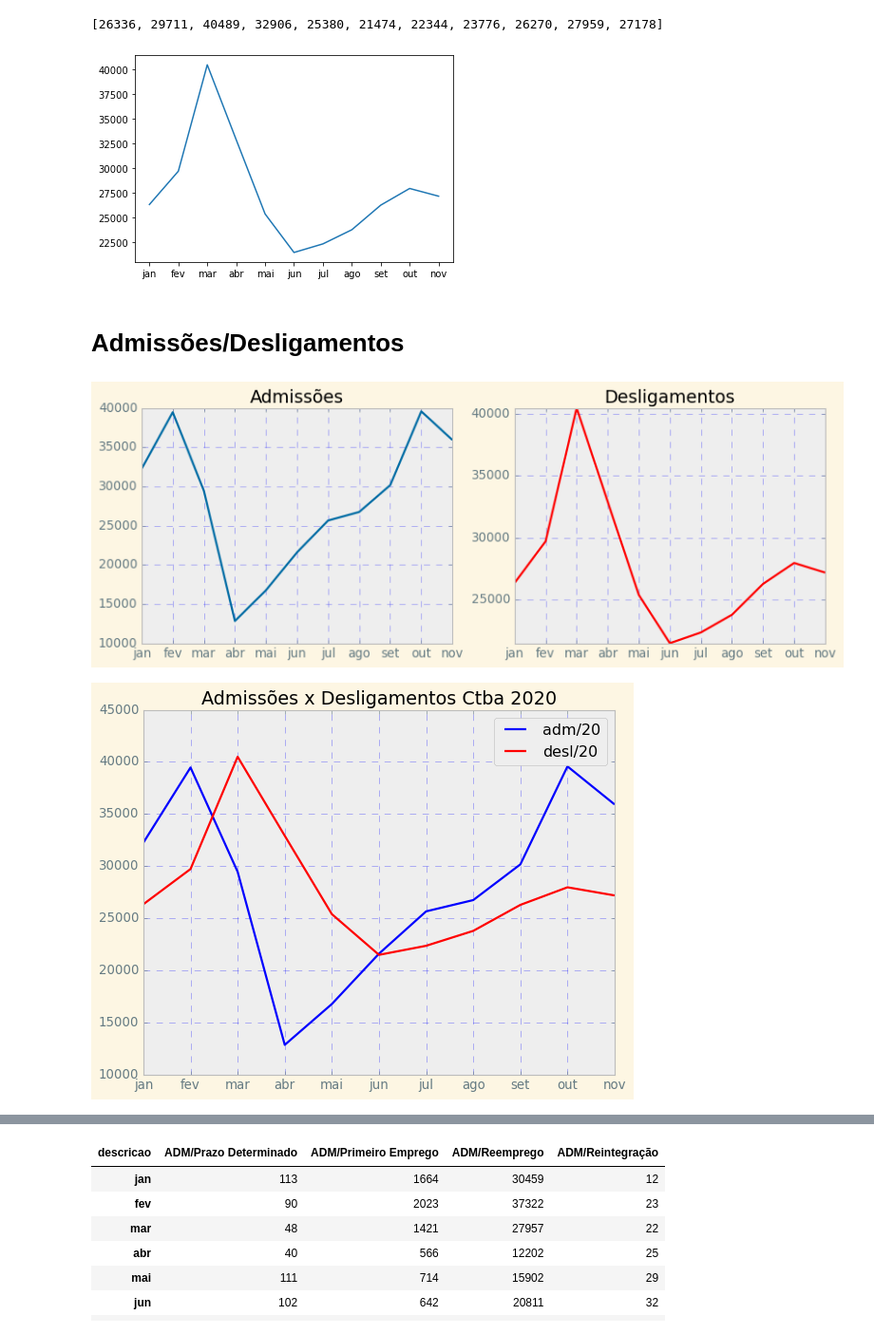
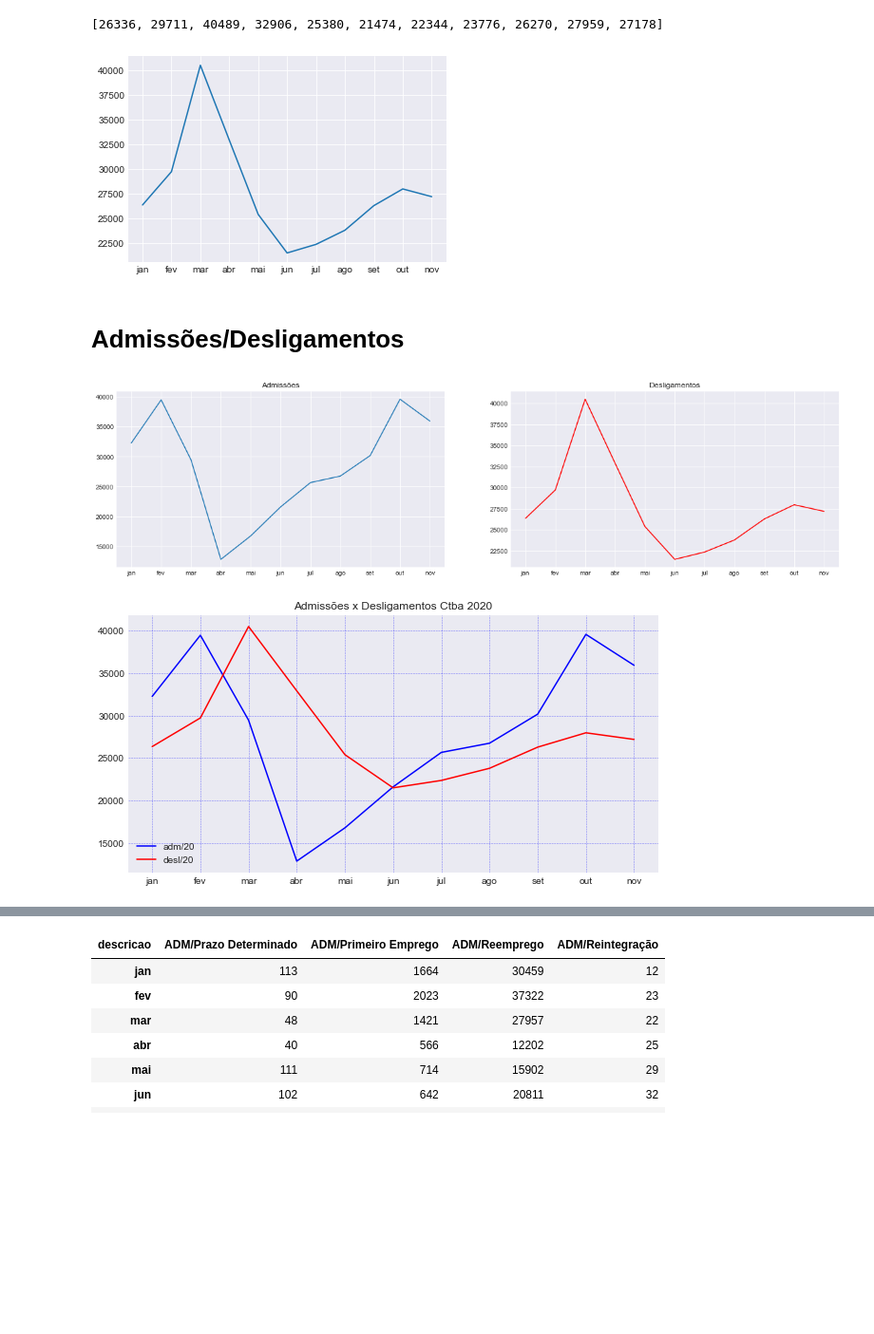
Before and after one commit to emariot/CAGED-CWB, a Jupyter notebook: Novo Caged.ipynb, the cells around one changed output, grey strips where cells are left out. Shown: that part at 95% size. Cells and saved outputs as stored; diff of their text form; code cells hidden in the pictures; blank space fills up the shorter version.

```diff
--- a/Novo Caged.ipynb
+++ b/Novo Caged.ipynb
@@ -178,38 +181,41 @@ des
 # %%
 des = pd.DataFrame(des, index=mon)
 # %%
-plt.plot(des)
-plt.show()
+with plt.style.context('seaborn-darkgrid'):
+    plt.plot(des)
+    plt.show()
 # %% [output]
-[figure, old version]
+[figure, new version]
 # %% [markdown]
 # Admissões/Desligamentos
 # %%
-fig, axes = plt.subplots(1, 2, figsize = (12, 4))
+with plt.style.context('seaborn-darkgrid'):
+    fig, axes = plt.subplots(1, 2, figsize = (20, 5))
 
-axes[0].plot(adm)
-axes[0].set_title("Admissões")
-axes[0].grid(color = 'b', alpha = 0.5, linestyle = 'dashed', linewidth = 0.5)
+    axes[0].plot(adm)
+    axes[0].set_title("Admissões")
+    #axes[0].grid(color = 'b', alpha = 0.5, linestyle = 'dashed', linewidth = 0.5)
 
-axes[1].plot(des, color='r')
-axes[1].axis('tight')
-axes[1].set_title("Desligamentos")
-axes[1].grid(color = 'b', alpha = 0.5, linestyle = 'dashed', linewidth = 0.5)
+    axes[1].plot(des, color='r')
+    axes[1].axis('tight')
+    axes[1].set_title("Desligamentos")
+    #axes[1].grid(color = 'b', alpha = 0.5, linestyle = 'dashed', linewidth = 0.5)
 
-plt.show()
+    plt.show()
 # %% [output]
-[figure, old version]
+[figure, new version]
 # %%
-fig, ax = plt.subplots()
-ax.plot(adm, color="b")
-ax.plot(des, color="r")
-ax.set_title("Admissões x Desligamentos Ctba 2020")
-ax.grid(color = 'b', alpha = 0.5, linestyle = 'dashed', linewidth = 0.5)
-plt.legend(('adm/20', 'desl/20'))
-#plt.rcParams['figure.figsize'] = (8,5)
-plt.show();
+with plt.style.context('seaborn-darkgrid'):
+    fig, ax = plt.subplots(figsize=(10,5))
+    ax.plot(adm, color="b")
+    ax.plot(des, color="r")
+    ax.set_title("Admissões x Desligamentos Ctba 2020")
+    ax.grid(color = 'b', alpha = 0.5, linestyle = 'dashed', linewidth = 0.5)
+    plt.legend(('adm/20', 'desl/20'))
+    #plt.rcParams['figure.figsize'] = (8,5)
+    plt.show();
 # %% [output]
-[figure, old version]
+[figure, new version]
 # %%
 data[0]
 # %% [output]
```
Also changed, not shown: parts of 12 cells of this notebook.
